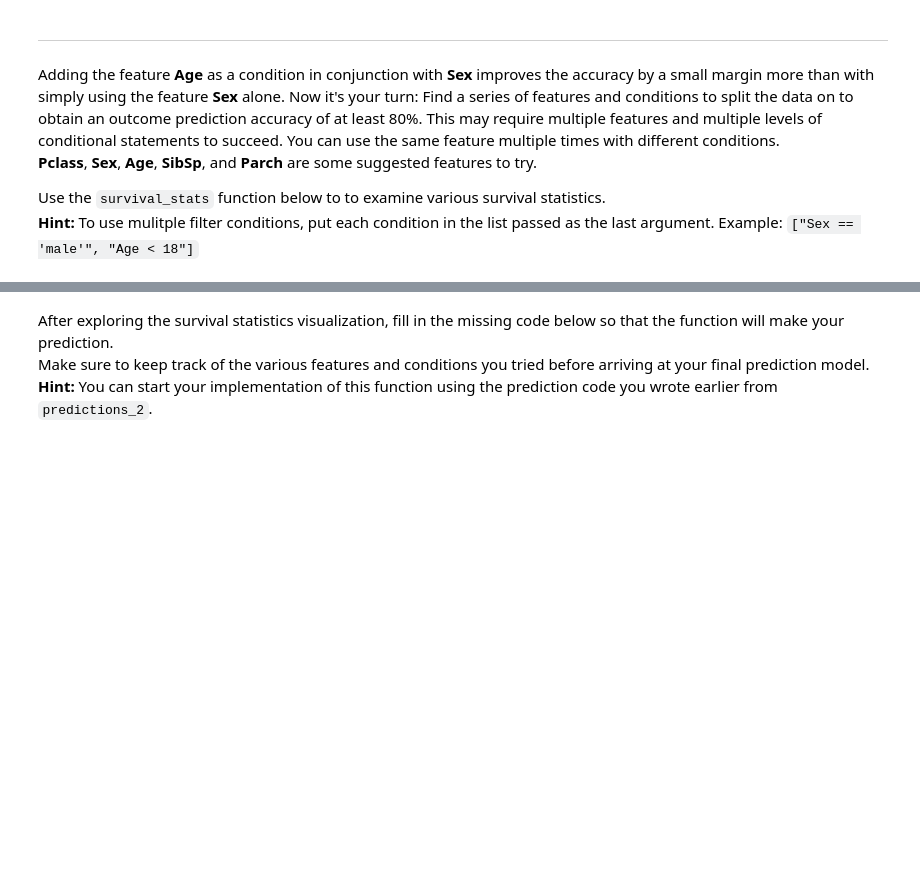
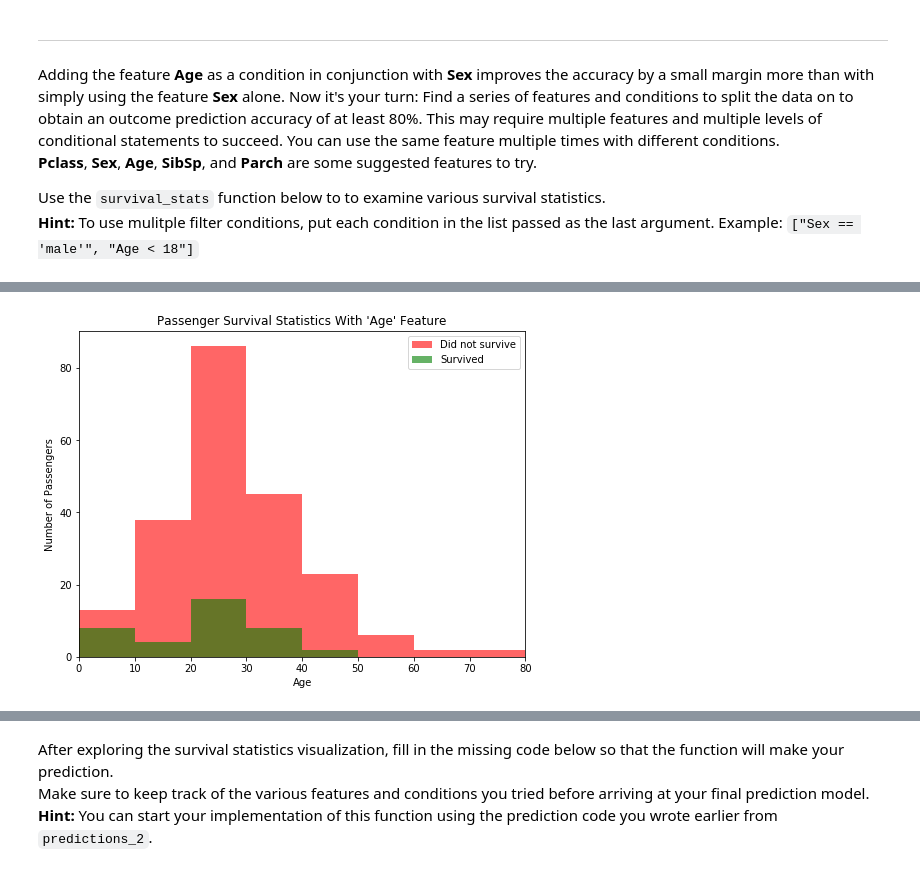
Before and after one commit to rodsveiga/machine-learning, a Jupyter notebook: projects/titanic_survival_exploration/titanic_survival_exploration.ipynb, the cells around one changed output, grey strips where cells are left out. Saved outputs shown, nothing was run; the diff lists cells and outputs as text; code cells hidden in the pictures; blank space fills up the shorter version.

```diff
--- a/projects/titanic_survival_exploration/titanic_survival_exploration.ipynb
+++ b/projects/titanic_survival_exploration/titanic_survival_exploration.ipynb
@@ -185,0 +295,4 @@ vs.survival_stats(data, outcomes, 'Age', ["Sex == 'male'", "Age < 18"])
+# %%
+vs.survival_stats(data, outcomes, 'Age', ["Sex == 'male'", "Pclass == 3"])
+# %% [output]
+[figure, added]
```
Also changed, not shown: parts of 27 cells of this notebook, 1 other file.
